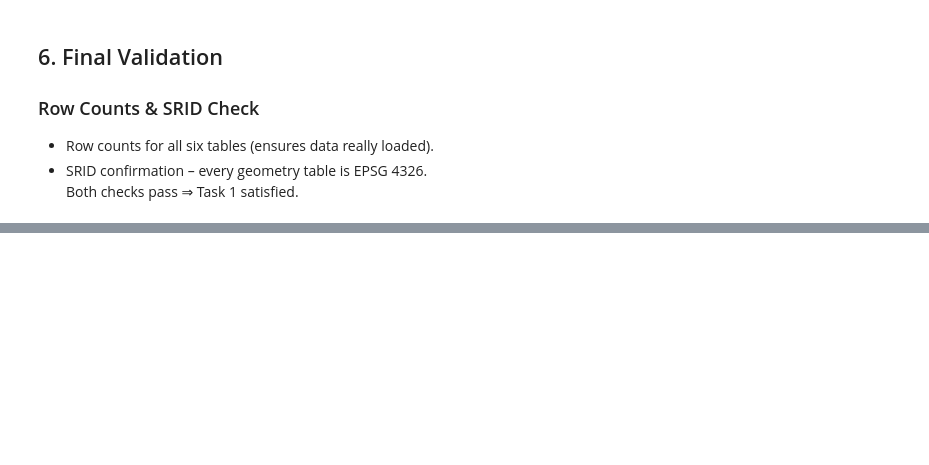
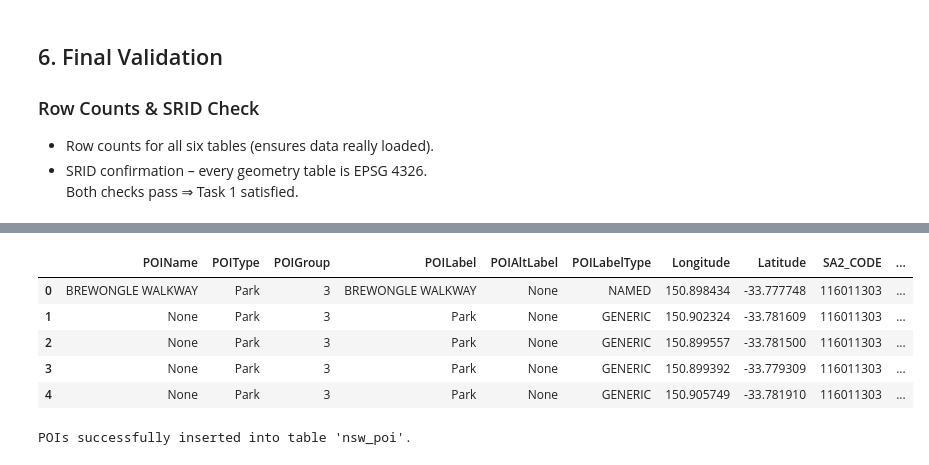
Before and after one commit to modithebest/DATA_ASSIGNMENT, a Jupyter notebook: task1.ipynb, the cells around one changed output, grey strips where cells are left out. Cells and saved outputs as stored; diff of their text form; code cells hidden in the pictures; blank space fills up the shorter version.

```diff
--- a/task1.ipynb
+++ b/task1.ipynb
@@ -490,0 +560,73 @@ WHERE  f_table_schema = 'public';
+# %%
+import time
+from sqlalchemy import text
+
+selected_sa4 = ["Sydney - Blacktown", "Sydney - Parramatta", "Sydney - Ryde"]
+selected_sa4_str = ", ".join(f"'{sa4}'" for sa4 in selected_sa4)
+
+sa2_df = pd.read_sql(f"""
+SELECT sa2_code, sa2_name, sa4_name_2021, ST_Extent(geometry) AS bbox
+FROM public.sa2_regions
+WHERE sa4_name_2021 IN ({selected_sa4_str})
+GROUP BY sa2_code, sa2_name, sa4_name_2021
+""", conn)
+
+def bbox_parse(bbox_str):
+    bbox_str = bbox_str.replace("BOX(", "").replace(")", "")
+    min_point, max_point = bbox_str.split(",")
+    minx, miny = map(float, min_point.strip().split(" "))
+    maxx, maxy = map(float, max_point.strip().split(" "))
+    return minx, miny, maxx, maxy
+
+sa2_df[["min_lon", "min_lat", "max_lon", "max_lat"]] = sa2_df["bbox"].apply(lambda x: pd.Series(bbox_parse(x)))
+
+results = []
+
+for index, row in sa2_df.iterrows():
+    sa2_code = row["sa2_code"]
+    sa2_name = row["sa2_name"]
+    min_lon = row["min_lon"]
+    min_lat = row["min_lat"]
+    max_lon = row["max_lon"]
+    max_lat = row["max_lat"]
+
+    print(f"Fetching POIs for SA2: {sa2_name}")
+
+    poi_df, result_p = get_pois_from_api(min_lon, min_lat, max_lon, max_lat)
+    # print(result_p)
+
+    if poi_df.empty:
+        continue
+
+    poi_df["SA2_CODE"] = sa2_code
+    poi_df["SA2_NAME"] = sa2_name
+    results.append(poi_df)
+
+    time.sleep(1)
+
+print("Finished fetching POIs.")
+
+if results:
+    final_poi_df = pd.concat(results, ignore_index=True)
+    print(f"Total POIs fetched: {len(final_poi_df)}")
+    display(final_poi_df.head())
+
+
+    final_poi_df.to_sql("nsw_poi", db, if_exists="replace", index=False, dtype={
+        "POIName": String(),
+        "POIType": String(),
+        "POIGroup": Integer(),
+        "POILabel": String(),
+        "POIAltLabel": String(),
+        "POILabelType": String(),
+        "Longitude": Float(),
+        "Latitude": Float(),
+        "SA2_CODE": String(),
+        "SA2_NAME": String(),
+        "timestamp": String()   # → or DateTime() if you want timestamp
+    })
+
+    print("POIs successfully inserted into table 'nsw_poi'.")
+else:
+    print("No POIs found.")
+# %% [output]
@@ -490,0 +650,7 @@ WHERE  f_table_schema = 'public';
+|  | POIName | POIType | POIGroup | POILabel | POIAltLabel | POILabelType | Longitude | Latitude | SA2_CODE | ... |
+| 0 | BREWONGLE WALKWAY | Park | 3 | BREWONGLE WALKWAY | None | NAMED | 150.898434 | -33.777748 | 116011303 | ... |
+| 1 | None | Park | 3 | Park | None | GENERIC | 150.902324 | -33.781609 | 116011303 | ... |
+| 2 | None | Park | 3 | Park | None | GENERIC | 150.899557 | -33.781500 | 116011303 | ... |
+| 3 | None | Park | 3 | Park | None | GENERIC | 150.899392 | -33.779309 | 116011303 | ... |
+| 4 | None | Park | 3 | Park | None | GENERIC | 150.905749 | -33.781910 | 116011303 | ... |
+POIs successfully inserted into table 'nsw_poi'.
```
Also changed, not shown: parts of 9 cells of this notebook.
